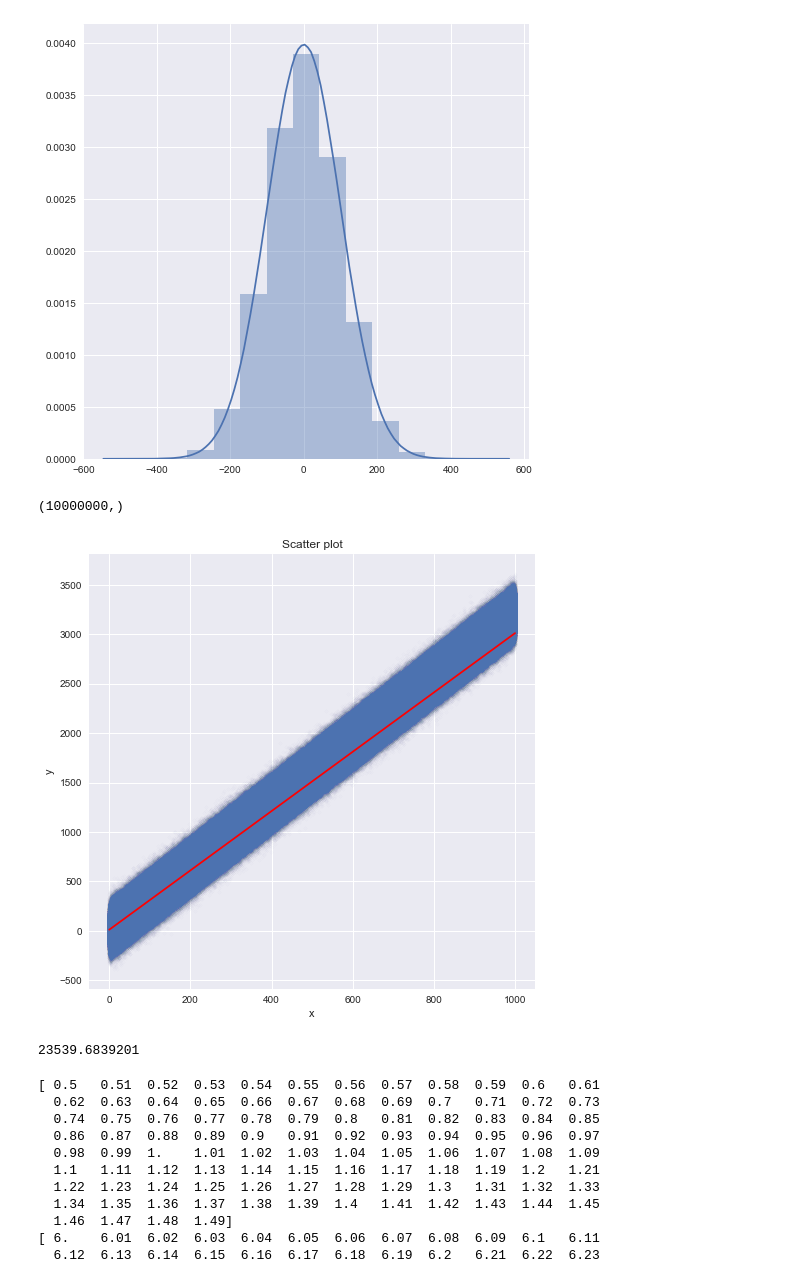
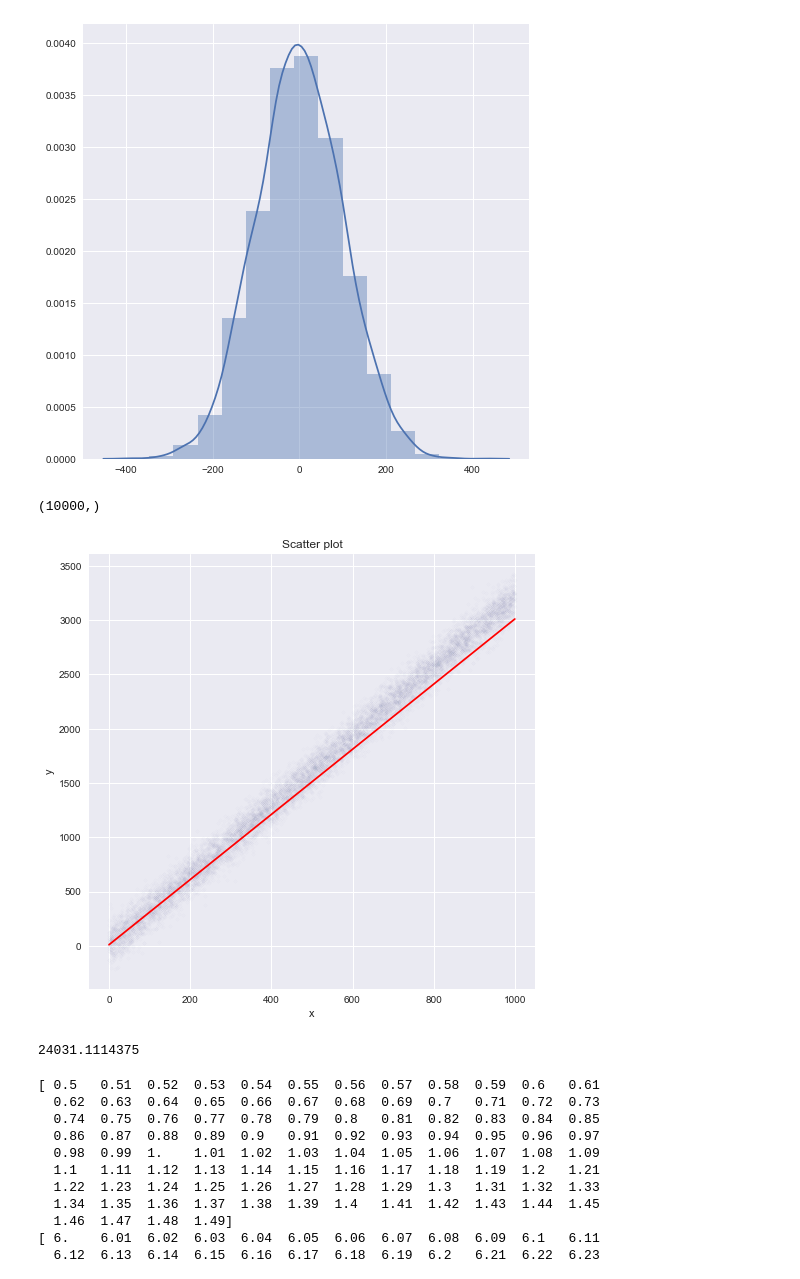
Before and after one commit to SpaceVoyager/a2pykids_class, a Jupyter notebook: machine_learning/jupyter_notebooks/linear_regression_sgd_solver.ipynb, the cells around one changed output. Drawn from its saved outputs; the diff is of its cells as text; code cells hidden in the pictures.

```diff
--- a/machine_learning/jupyter_notebooks/linear_regression_sgd_solver.ipynb
+++ b/machine_learning/jupyter_notebooks/linear_regression_sgd_solver.ipynb
@@ -7,7 +7,7 @@ import seaborn as sns
 mpl.rcParams['figure.figsize'] = (8,8)
 
 # Create data
-N = 10000000
+N = 10000
 a = 3.2
 b = 12.0
 x = np.random.uniform(0,1000,N)
@@ -15,37 +15,37 @@ x = np.sort(x)
 noise = np.random.normal(0, 100, N)
 sns.distplot(noise, bins=15, kde=True)
 plt.show()
 
 y = a*x + b + noise
 
 print y.shape
 # Plot
 plt.scatter(x, y, alpha=0.01, marker='.')
 plt.title('Scatter plot')
 plt.xlabel('x')
 plt.ylabel('y')
 #ax = plt.gca()
 #ax.set_aspect('equal')
 
 guessed_a = 3
 guessed_b = 11
 
 guessed_y = guessed_a * x + guessed_b
 cool_y = np.log(x)
 plt.plot(x, guessed_y, color='r')
 plt.show()
 
 # mean squared error
 def cost_function(actual_y, model_y):
     return np.mean((actual_y - model_y)**2)
 
 
 print cost_function(y, guessed_y)
 # %% [output]
-[figure, old version]
+[figure, new version]
-(10000000,)
+(10000,)
-[figure, old version]
+[figure, new version]
-23539.6839201
+24031.1114375
 # %%
 # use a stupid brute force exhaustive search algorithm to find best a and b
 possible_as = np.arange(0.5, 1.5, 0.01)
```
Also changed, not shown: parts of 2 cells of this notebook, 26 other files.
